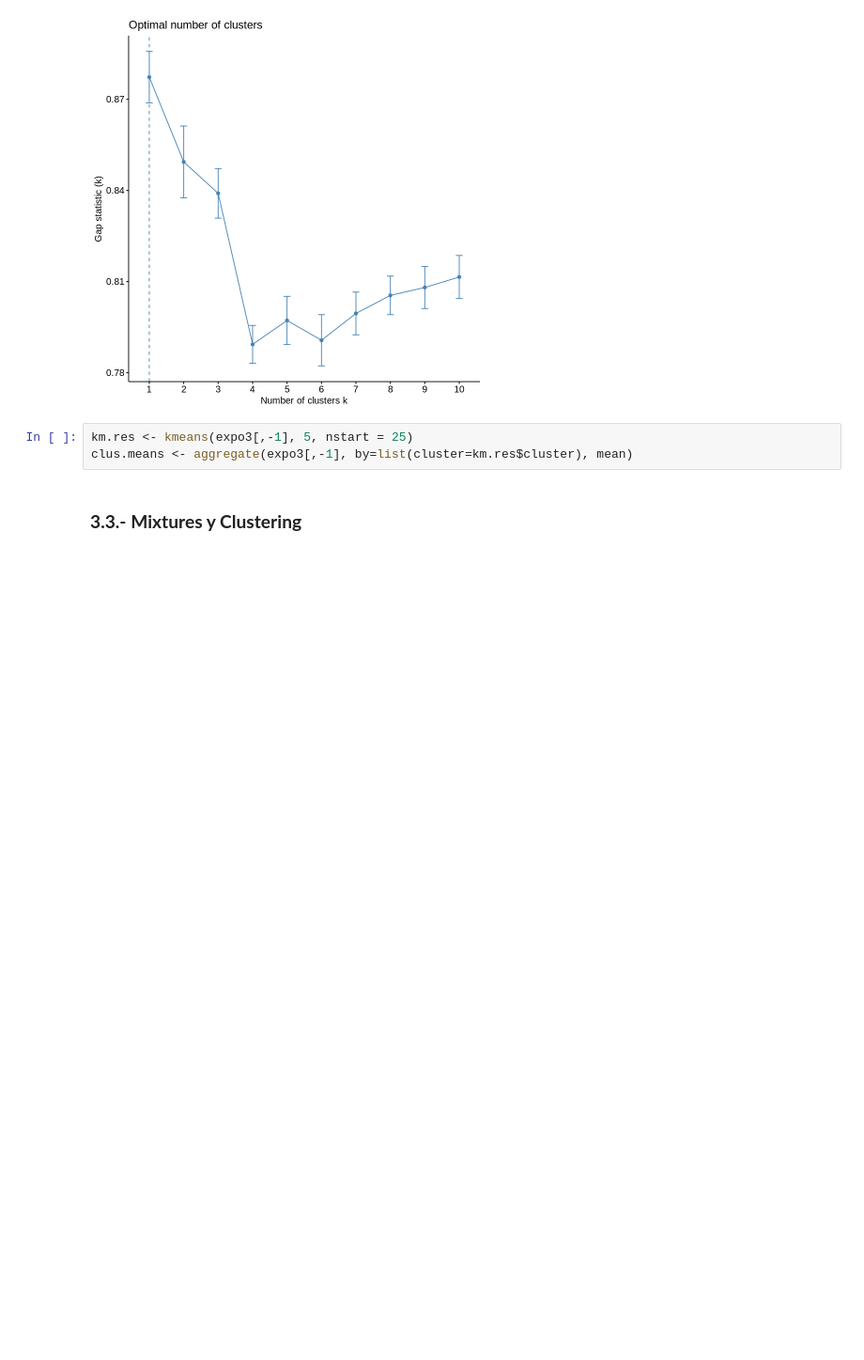
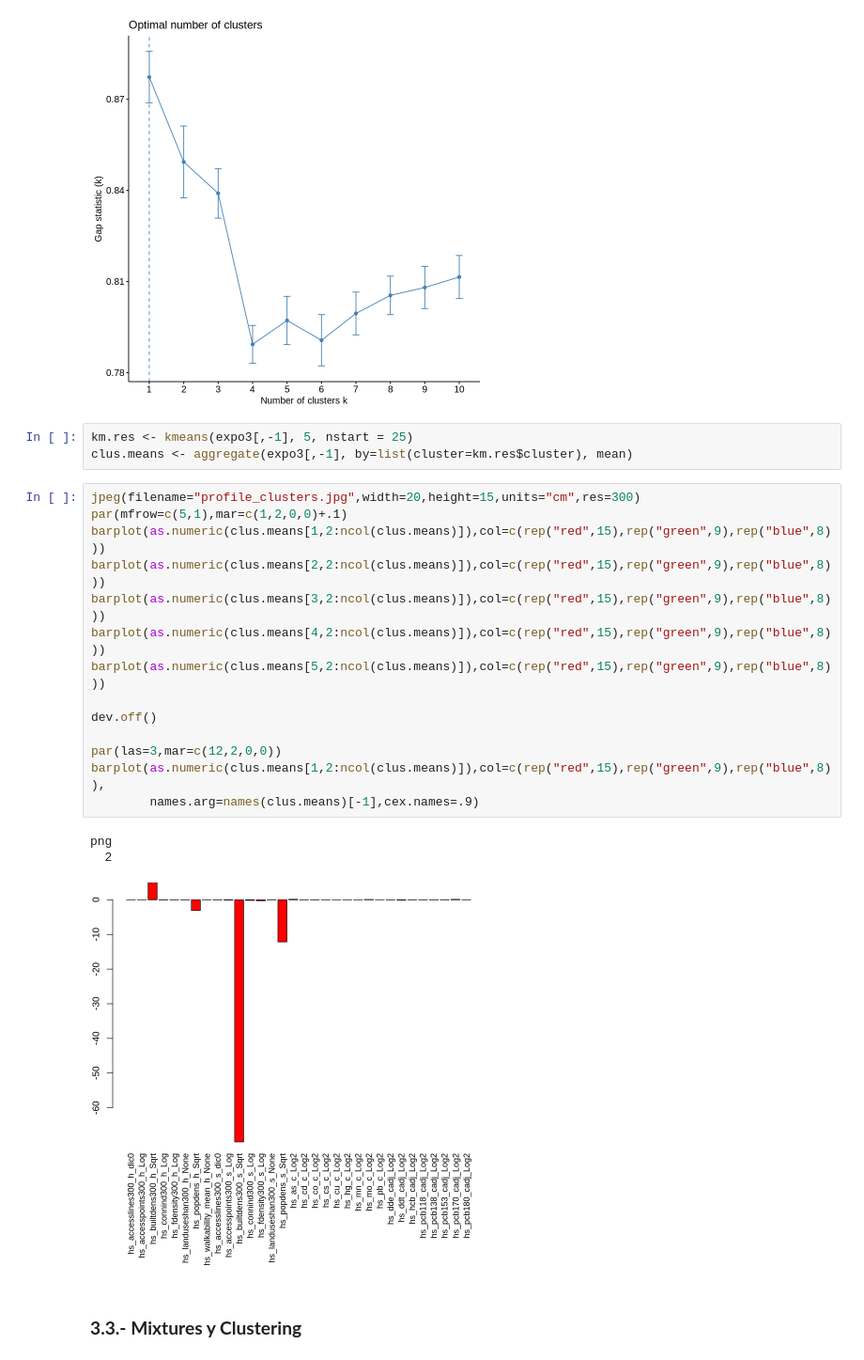
Before and after one commit to alldominguez/ISGlobal.sesion4.Exposoma, a Jupyter notebook: curso_exposoma_modulo_4.ipynb, the cells around one changed output. Shown at 94% size. Saved outputs shown, nothing was run; the diff lists cells and outputs as text; blank space fills up the shorter version.

```diff
--- a/curso_exposoma_modulo_4.ipynb
+++ b/curso_exposoma_modulo_4.ipynb
@@ -731,5 +744,23 @@ fviz_nbclust(expo3[,-1], kmeans, method = "gap_stat")
 # %%
 km.res <- kmeans(expo3[,-1], 5, nstart = 25)
 clus.means <- aggregate(expo3[,-1], by=list(cluster=km.res$cluster), mean)
+# %%
+jpeg(filename="profile_clusters.jpg",width=20,height=15,units="cm",res=300)
+par(mfrow=c(5,1),mar=c(1,2,0,0)+.1)
+barplot(as.numeric(clus.means[1,2:ncol(clus.means)]),col=c(rep("red",15),rep("green",9),rep("blue",8)))
+barplot(as.numeric(clus.means[2,2:ncol(clus.means)]),col=c(rep("red",15),rep("green",9),rep("blue",8)))
+barplot(as.numeric(clus.means[3,2:ncol(clus.means)]),col=c(rep("red",15),rep("green",9),rep("blue",8)))
+barplot(as.numeric(clus.means[4,2:ncol(clus.means)]),col=c(rep("red",15),rep("green",9),rep("blue",8)))
+barplot(as.numeric(clus.means[5,2:ncol(clus.means)]),col=c(rep("red",15),rep("green",9),rep("blue",8)))
+
+dev.off()
+
+par(las=3,mar=c(12,2,0,0))
+barplot(as.numeric(clus.means[1,2:ncol(clus.means)]),col=c(rep("red",15),rep("green",9),rep("blue",8)),
+        names.arg=names(clus.means)[-1],cex.names=.9)
+# %% [output]
+png
+  2
+[figure, added]
 # %% [markdown]
 ### **3.3.- Mixtures y Clustering**
```
Also changed, not shown: parts of 5 cells of this notebook.
